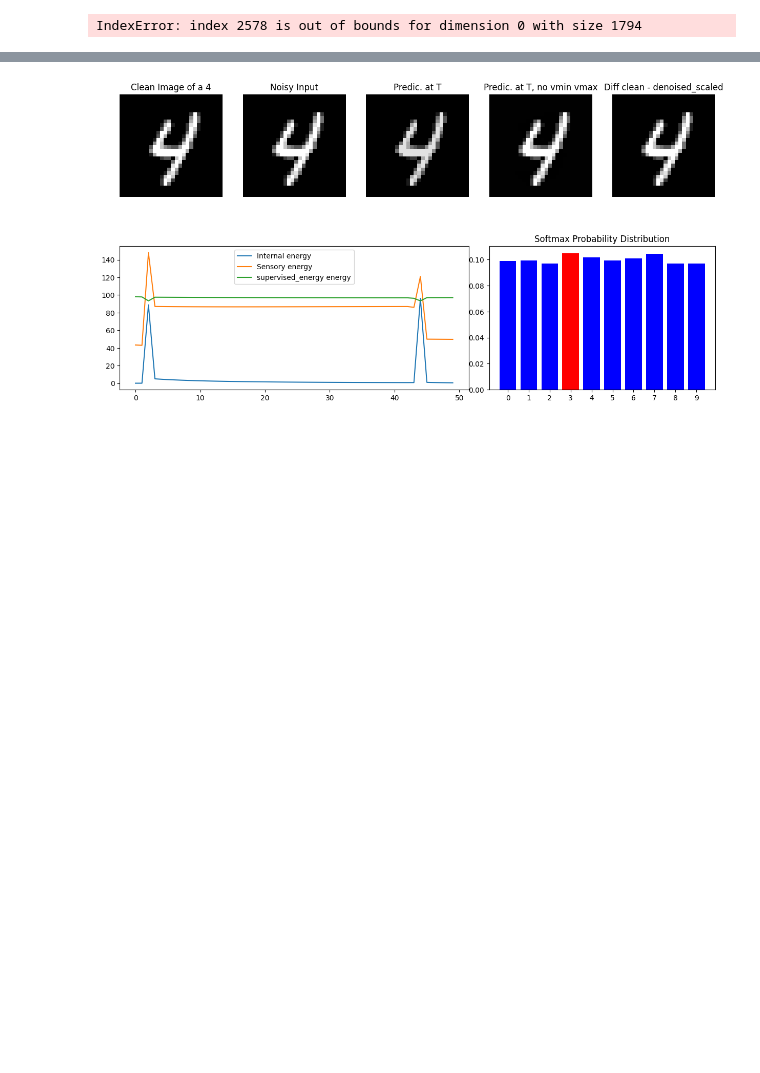
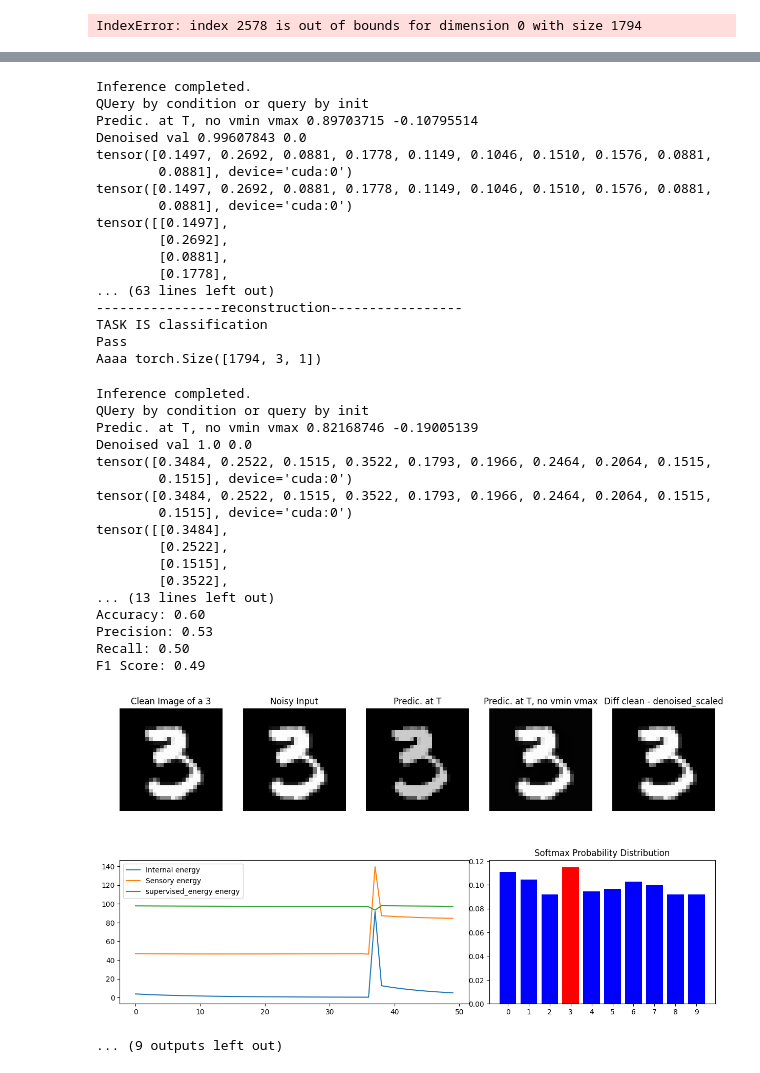
Before and after one commit to erencantatar/GraphPredictiveCoding, a Jupyter notebook: notebooks/training.ipynb, the cells around one changed output, grey strips where cells are left out. Cells and saved outputs as stored; diff of their text form; code cells hidden in the pictures; blank space fills up the shorter version.

```diff
--- a/notebooks/training.ipynb
+++ b/notebooks/training.ipynb
@@ -581,7 +585,7 @@ for epoch in range(args.epochs):
         try:
             print("Label:", batch.y, "Input Shape:", batch.x.shape)
             model.train()
-            model.pc_conv1.restart_activity()
+            # model.pc_conv1.restart_activity()
 
             batch = batch.to(device)
             history_epoch = model.learning(batch)
@@ -893,12 +889,11 @@ test_params = {
     "model_dir": model_dir,
     "T":50,
     "supervised_learning":False,
-    "num_samples": 1,
+    "num_samples": 10,
 }
 
 # model.pc_conv1.lr_values = 0.1
 # model.pc_conv1.lr_values = model_params["lr_params"][0]
-
 y_true, y_pred, accuracy_mean = classification(test_loader, model, test_params)
 # %% [output]
 vertix 1794
@@ -938,4 +1052,39 @@ F1 Score: 0.00
+Inference completed.
+QUery by condition or query by init
+Predic. at T, no vmin vmax 0.89703715 -0.10795514
+Denoised val 0.99607843 0.0
+tensor([0.1497, 0.2692, 0.0881, 0.1778, 0.1149, 0.1046, 0.1510, 0.1576, 0.0881,
+        0.0881], device='cuda:0')
+tensor([0.1497, 0.2692, 0.0881, 0.1778, 0.1149, 0.1046, 0.1510, 0.1576, 0.0881,
+        0.0881], device='cuda:0')
+tensor([[0.1497],
+        [0.2692],
+        [0.0881],
+        [0.1778],
+... (63 lines left out)
+----------------reconstruction-----------------
+TASK IS classification
+Pass
+Aaaa torch.Size([1794, 3, 1])
+Inference completed.
+QUery by condition or query by init
+Predic. at T, no vmin vmax 0.82168746 -0.19005139
+Denoised val 1.0 0.0
+tensor([0.3484, 0.2522, 0.1515, 0.3522, 0.1793, 0.1966, 0.2464, 0.2064, 0.1515,
+        0.1515], device='cuda:0')
+tensor([0.3484, 0.2522, 0.1515, 0.3522, 0.1793, 0.1966, 0.2464, 0.2064, 0.1515,
+        0.1515], device='cuda:0')
+tensor([[0.3484],
+        [0.2522],
+        [0.1515],
+        [0.3522],
+... (13 lines left out)
+Accuracy: 0.60
+Precision: 0.53
+Recall: 0.50
+F1 Score: 0.49
-[figure, old version]
+[figure, new version]
+... (9 outputs left out)
 # %%
 
 
```
Also changed, not shown: parts of 8 cells of this notebook, 2 other files.
